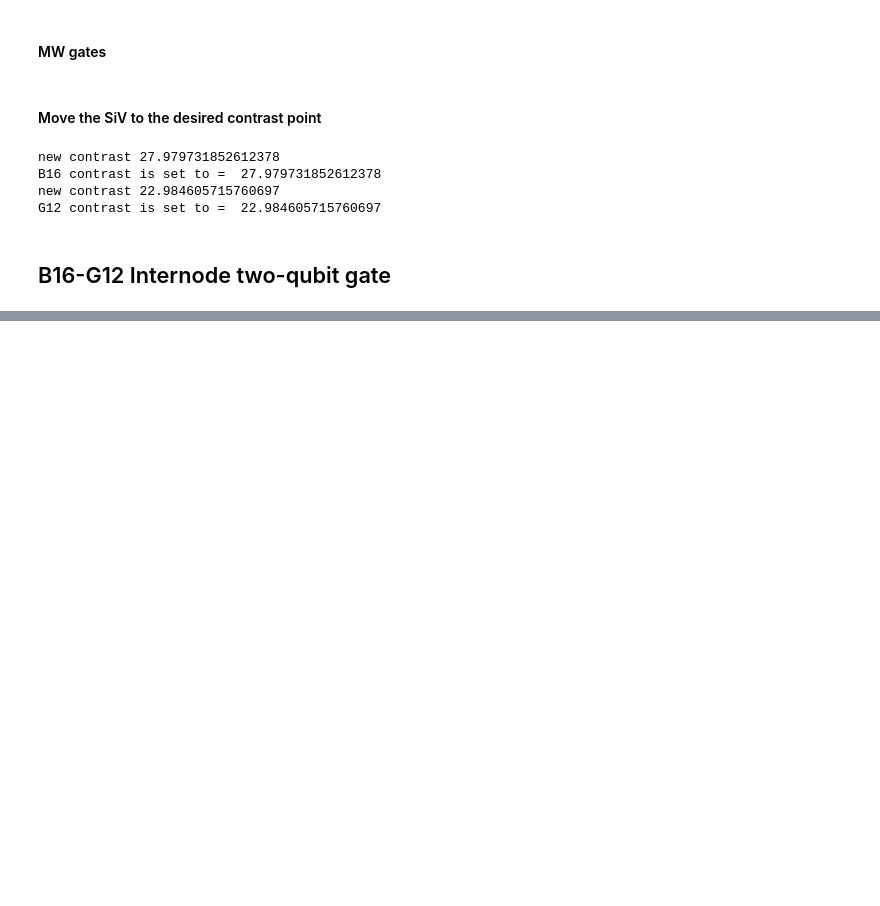
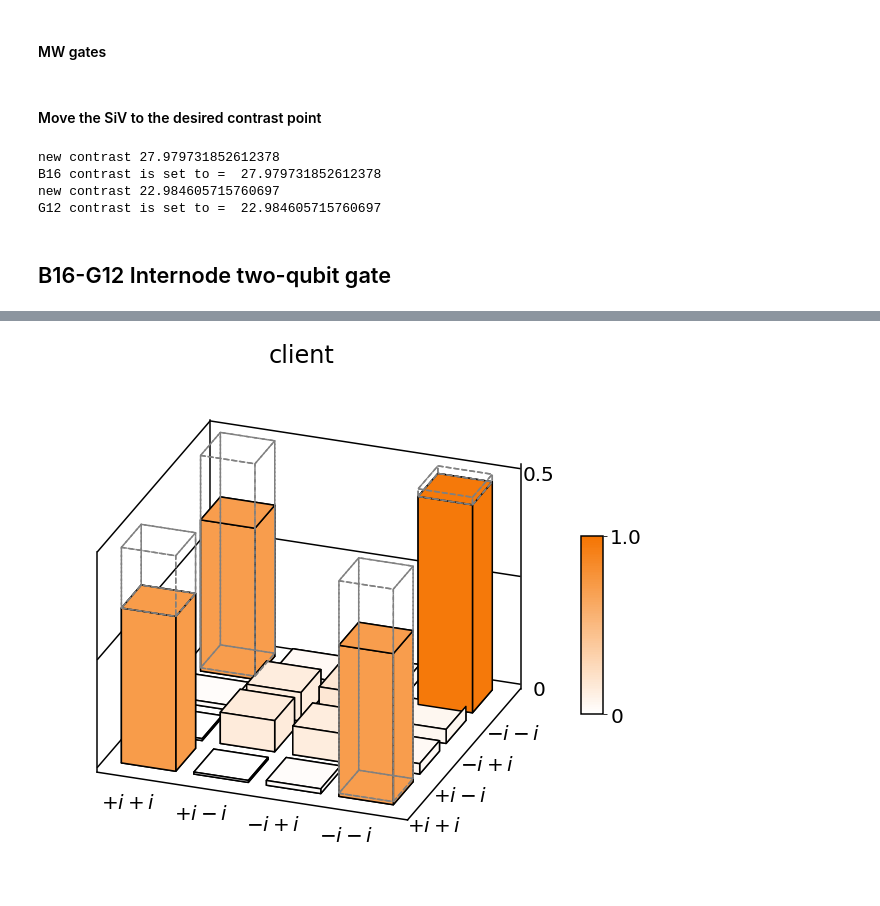
Before and after one commit to lukingroup/simnet, a Jupyter notebook: Notebooks/Blind_SingleNode_dataMatch.ipynb, the cells around one changed output, grey strips where cells are left out. Saved outputs shown, nothing was run; the diff lists cells and outputs as text; code cells hidden in the pictures; blank space fills up the shorter version.

```diff
--- a/Notebooks/Blind_SingleNode_dataMatch.ipynb
+++ b/Notebooks/Blind_SingleNode_dataMatch.ipynb
@@ -1276,0 +763,12 @@ Noperator = qt.num(N)
+# %%
+imperfections ={'contrast_noise': 0, #(0 not noisy or 1 noisy)
+                'contrast': 'real', #'real'
+                'tdinoise': 0.4, #np.pi/25, #'real'
+                'mw': 'real', # or perfect
+                'mw_noise': 1, #(0 is stable or 1 noisy/underotates overroates every experimental shot)
+                'mw_fid_num': [b16_mwfid, b16_mwfid] # default fidelities
+               }
+mu = 0.07
+# e1e2n2
+een_initial = qt.tensor(rho_ideal_Xp, rho_ideal_Xp, rho_ideal_Xp)
+Had = (1/np.sqrt(2))*qt.Qobj([[1, 1],[1, -1]])
@@ -1276,0 +836,5 @@ Noperator = qt.num(N)
+# %%
+rho_ave_1 = np.mean(rho_n_array_cl_1, axis = 0)
+plot_from_rho(rho_ave_1, 'client', 'entangling_phi=0.svg', (246/255, 133/255, 32/255), True)
+# %% [output]
+[figure, added]
```
Also changed, not shown: parts of 44 cells of this notebook, 3 other files.
